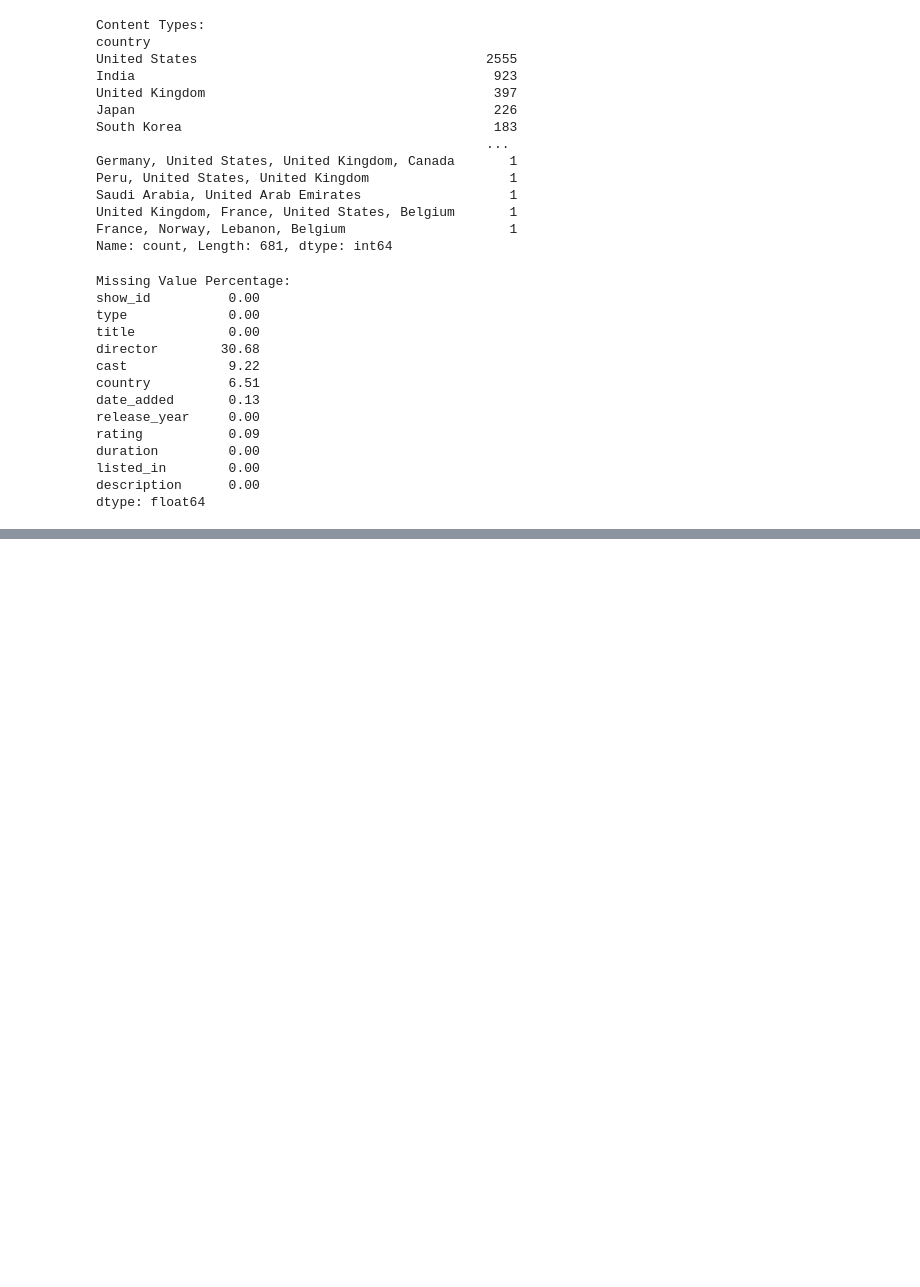
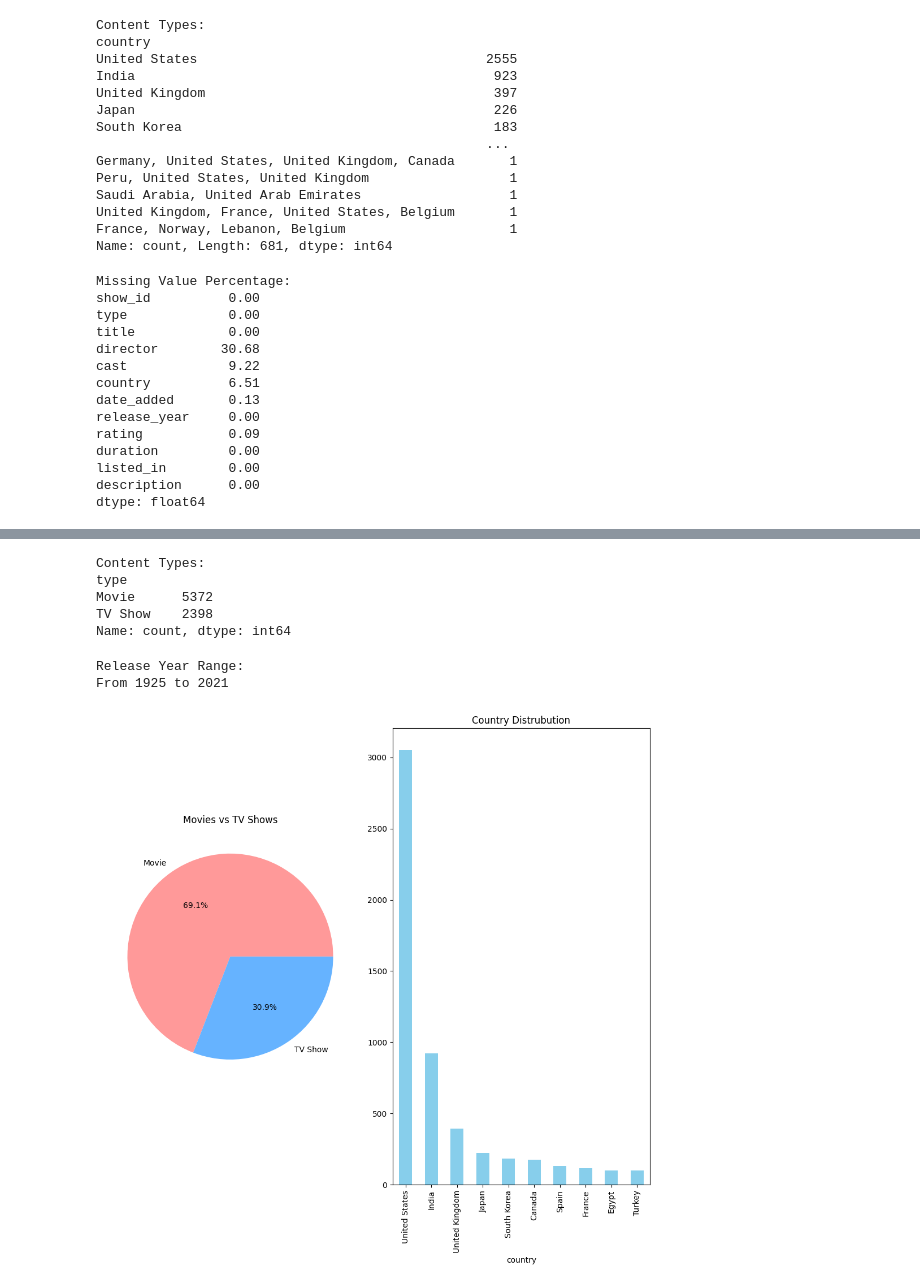
Before and after one commit to rushilsscode/Data-analytics-journey-, a Jupyter notebook: DA/DA_Project_1.ipynb, the cells around one changed output, grey strips where cells are left out. Saved outputs shown, nothing was run; the diff lists cells and outputs as text; code cells hidden in the pictures; blank space fills up the shorter version.

```diff
--- a/DA/DA_Project_1.ipynb
+++ b/DA/DA_Project_1.ipynb
@@ -160,0 +159,2 @@ df.clean = df.dropna(subset=['date_added', 'rating'])
+# %%
+df_clean = df.dropna(subset=['date_added', 'rating'])
@@ -160,0 +179,2 @@ df.clean = df.dropna(subset=['date_added', 'rating'])
+# %%
+df_clean['country'] = df_clean['country'].fillna(df_clean['country'].mode()[0])
@@ -160,0 +203,2 @@ df.clean = df.dropna(subset=['date_added', 'rating'])
+# %%
+df_clean['cast'] = df_clean['cast'].fillna(df_clean['cast'].mode()[0])
@@ -160,0 +211,2 @@ df.clean = df.dropna(subset=['date_added', 'rating'])
+# %%
+df_clean['director'] = df_clean['director'].fillna(df_clean['director'].mode()[0])
@@ -160,0 +258,33 @@ df.clean = df.dropna(subset=['date_added', 'rating'])
+# %%
+print("Content Types:")
+print(df_clean['type'].value_counts())
+# %% [output]
+Content Types:
+type
+Movie      5372
+TV Show    2398
+Name: count, dtype: int64
+# %%
+print("\nRelease Year Range:")
+print(f"From {df_clean['release_year'].min()} to {df_clean['release_year'].max()}")
+# %% [output]
+Release Year Range:
+From 1925 to 2021
+# %%
+plt.figure(figsize=(10,10))
+
+plt.subplot(1,2,1)
+df_clean['type'].value_counts().plot(kind='pie', autopct='%1.1f%%', colors=['#ff9999', '#66b3ff'])
+plt.title('Movies vs TV Shows')
+plt.ylabel('')
+
+plt.subplot(1,2,2)
+df_clean['country'].value_counts().head(10).plot(kind = 'bar', color= 'skyblue')
+plt.title('Country Distrubution')
+plt.ylabel('')
+plt.xticks(rotation= 90)
+
+plt.tight_layout()
+plt.show()
+# %% [output]
+[figure, added]
```
Also changed, not shown: parts of 13 cells of this notebook, 1 other file.
